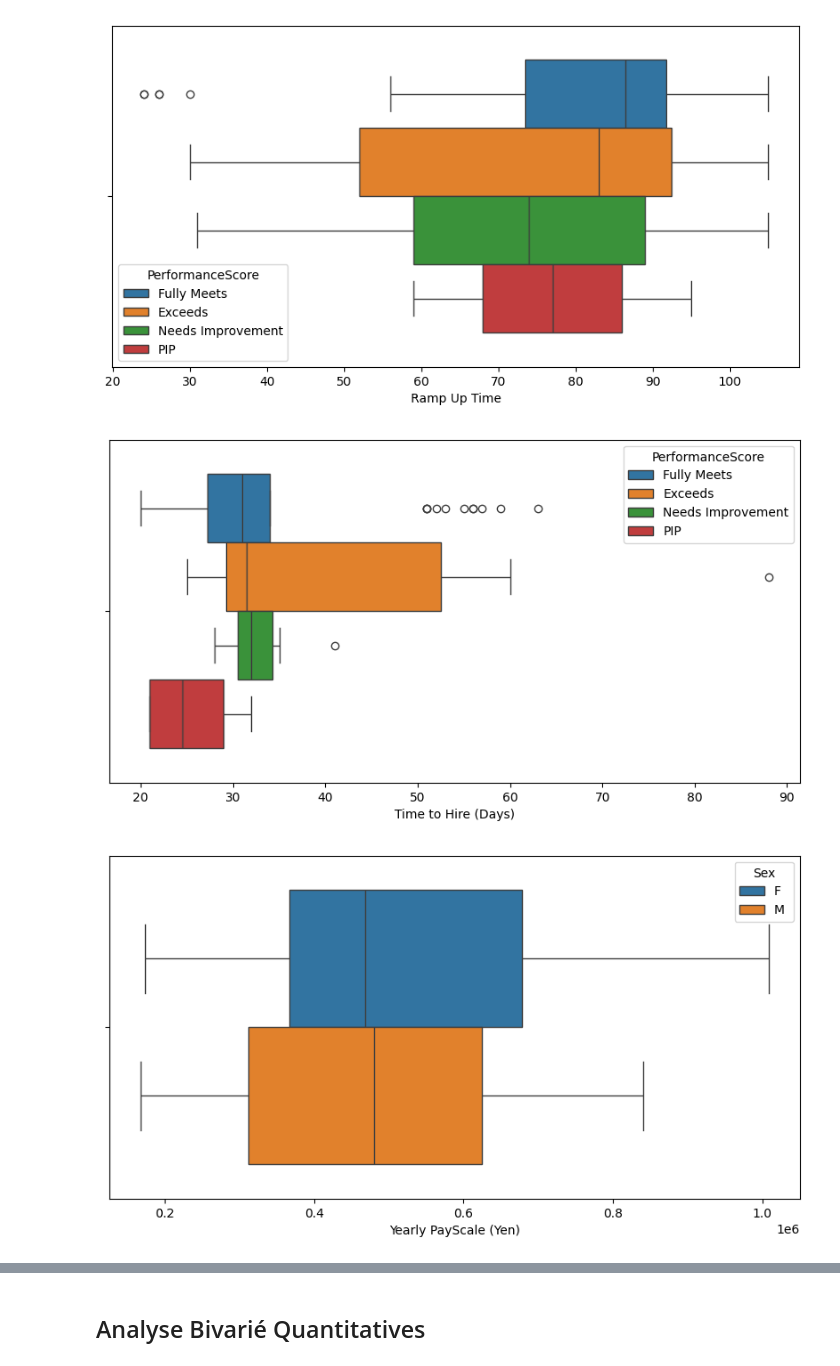
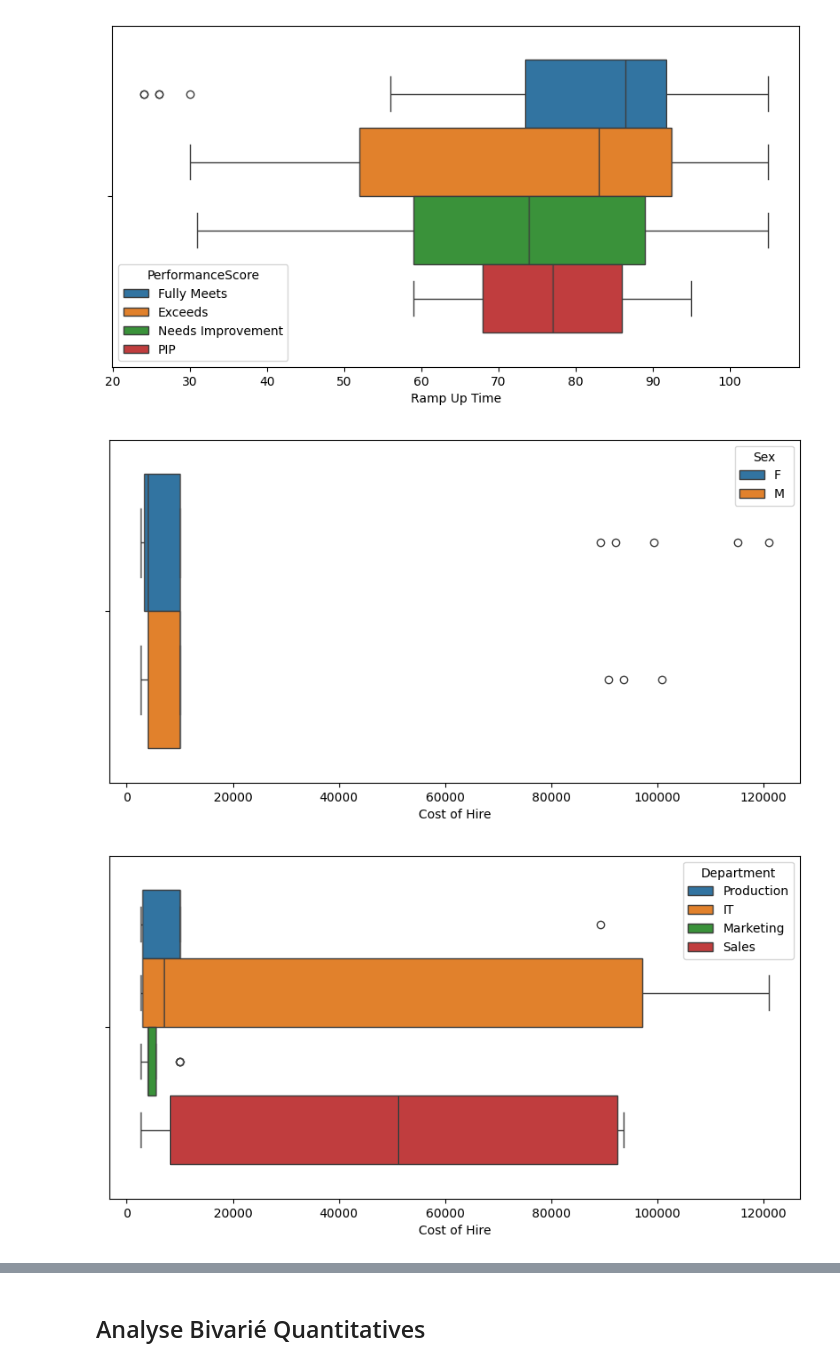
Before and after one commit to melaniedaddio/-Time-Cost-Quality-of-Hire, a Jupyter notebook: script_eze.ipynb, the cells around one changed output, grey strips where cells are left out. Cells and saved outputs as stored; diff of their text form; code cells hidden in the pictures.

```diff
--- a/script_eze.ipynb
+++ b/script_eze.ipynb
@@ -363,13 +365,13 @@ plt.show()
 [figure]
 # %%
 plt.figure(figsize =(10,5))
-sns.boxplot(df, x ='Time to Hire (Days)', hue = 'PerformanceScore')
+sns.boxplot(df, x ='Cost of Hire', hue = 'Sex')
 plt.show()
 # %% [output]
-[figure, old version]
+[figure, new version]
 # %%
-plt.figure(figsize=(10,5))
-sns.boxplot(df, x = 'Yearly PayScale (Yen)', hue ='Sex')
+plt.figure(figsize =(10,5))
+sns.boxplot(df, x ='Cost of Hire', hue = 'Department')
 plt.show()
 # %% [output]
-[figure, old version]
+[figure, new version]
```
Also changed, not shown: parts of 33 cells of this notebook.
